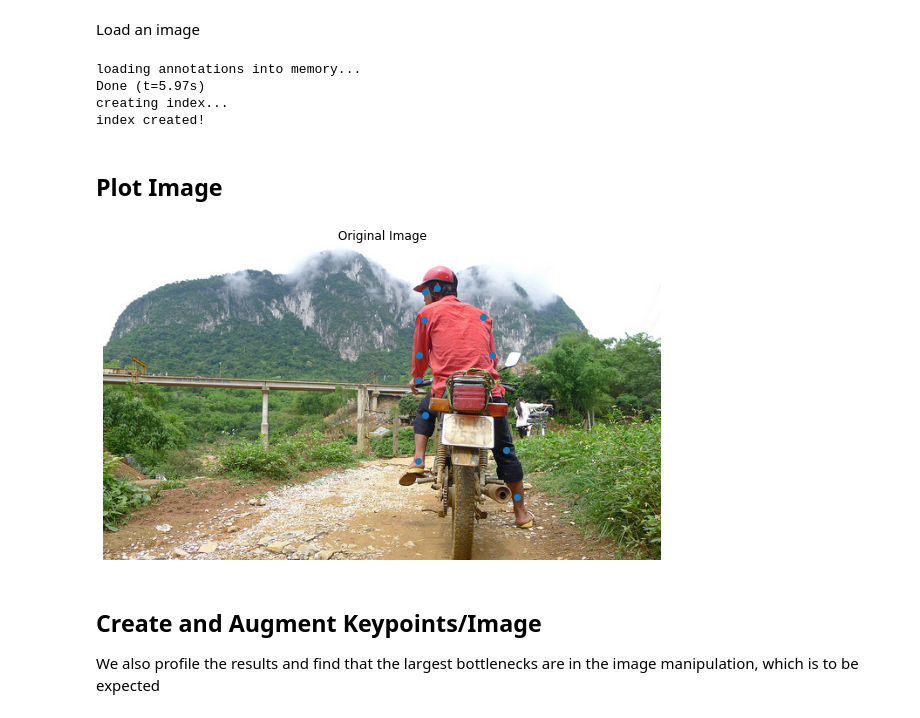
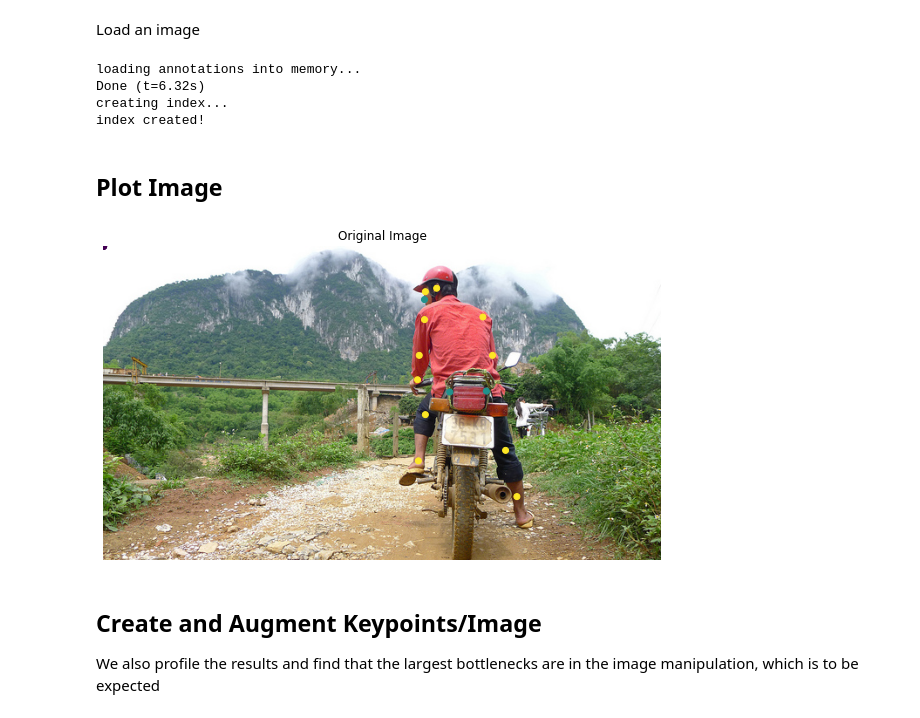
Before and after one commit to A-Telfer/AugKey, a Jupyter notebook: demo.ipynb, the cells around one changed output. Saved outputs shown, nothing was run; the diff lists cells and outputs as text; code cells hidden in the pictures.

```diff
--- a/demo.ipynb
+++ b/demo.ipynb
@@ -49,11 +49,11 @@ image = io.imread(image_meta['coco_url'])
 annotations_id = coco.getAnnIds(imgIds=[image_meta['id']])
 annotations = coco.loadAnns(annotations_id)
 bodyparts = np.array(annotations[0]['keypoints']).reshape(-1, 3)
-visible = bodyparts[:,2] == 2
-visible_bodyparts = bodyparts[visible][:,:2]
+# visible = bodyparts[:,2] == 2
+# visible_bodyparts = bodyparts[visible][:,:2]
 # %% [output]
 loading annotations into memory...
-Done (t=5.97s)
+Done (t=6.32s)
 creating index...
 index created!
 # %% [markdown]
@@ -61,15 +61,15 @@ index created!
 # %%
 def show_image_with_keypoints(image, keypoints, title):
     plt.figure(figsize=(10,10))
     plt.imshow(image)
-    x, y = keypoints.T
-    plt.scatter(x, y)
+    x, y, visible = keypoints.T
+    plt.scatter(x, y, c=visible)
     plt.axis('off')
     plt.title(title)
 
-show_image_with_keypoints(image, visible_bodyparts, "Original Image")
+show_image_with_keypoints(image, bodyparts, "Original Image")
 # %% [output]
-[figure, old version]
+[figure, new version]
 # %% [markdown]
 ## Create and Augment Keypoints/Image
 We also profile the results and find that the largest bottlenecks are in the image manipulation, which is to be expected
```
Also changed, not shown: parts of 2 cells of this notebook, 4 other files.
